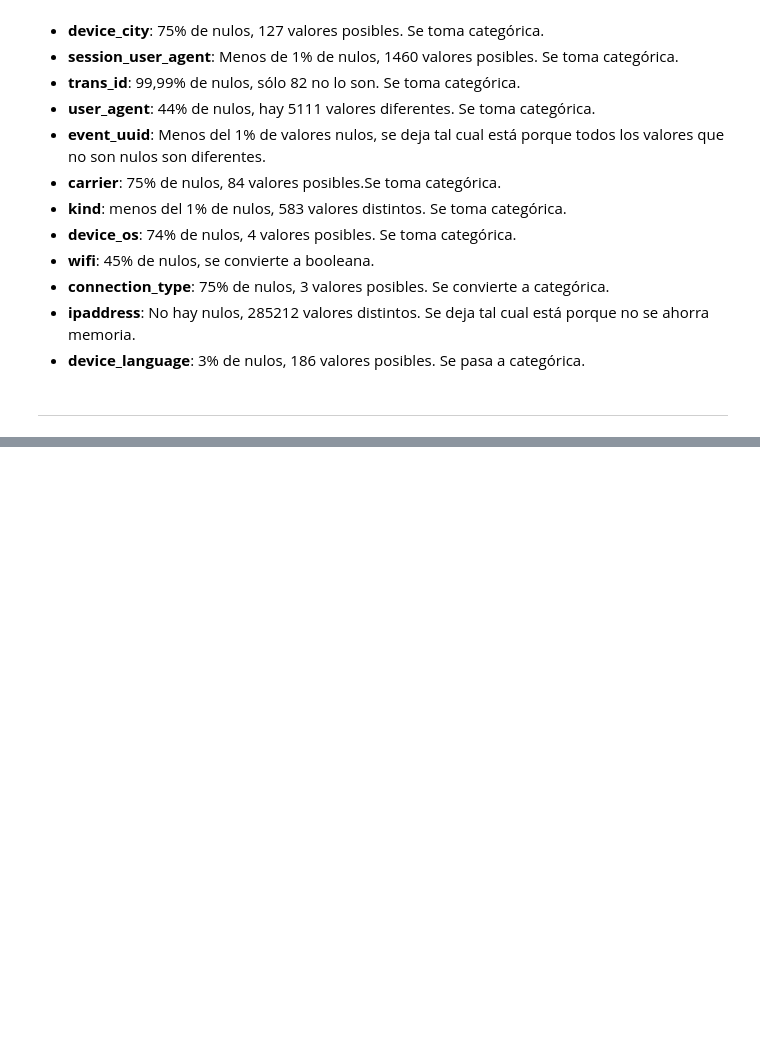
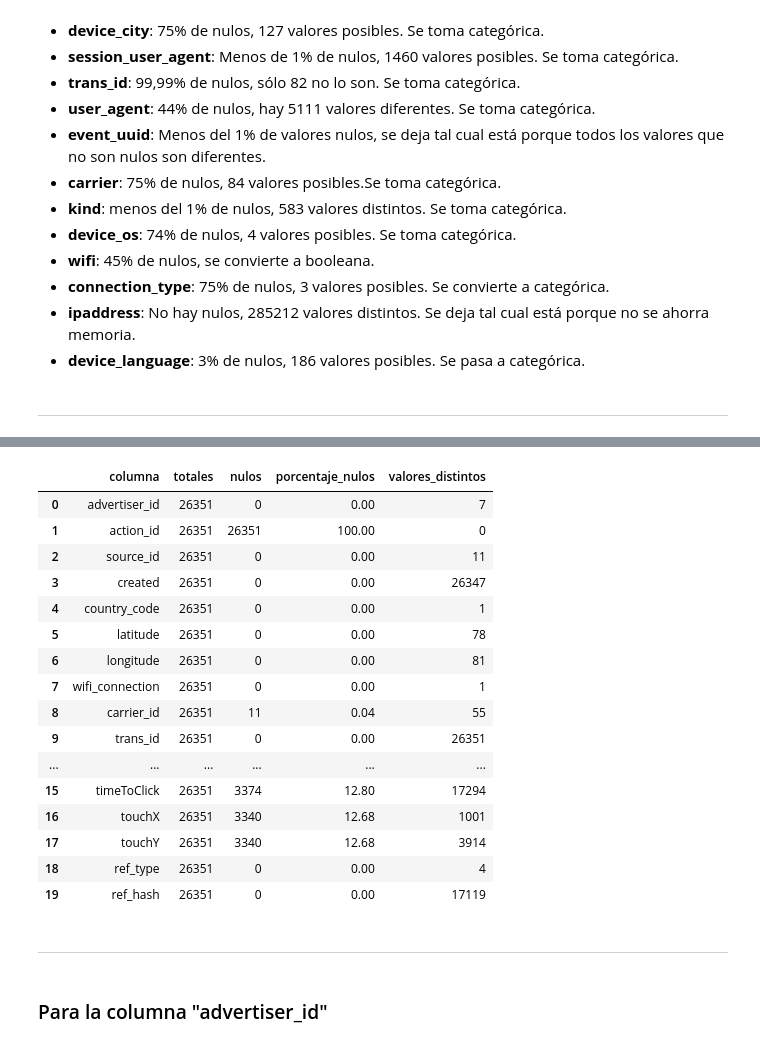
Before and after one commit to mateoicalvo/7506, a Jupyter notebook: tp1/limpieza/limpieza.ipynb, the cells around one changed output, grey strips where cells are left out. Saved outputs shown, nothing was run; the diff lists cells and outputs as text; code cells hidden in the pictures; blank space fills up the shorter version.

```diff
--- a/tp1/limpieza/limpieza.ipynb
+++ b/tp1/limpieza/limpieza.ipynb
@@ -713,0 +701,2 @@ sns.palplot(sns.color_palette("hls", 256))
+# %%
+clicks = pd.read_csv("../../data/clicks.csv")
@@ -713,0 +725,32 @@ sns.palplot(sns.color_palette("hls", 256))
+# %%
+columnas_clicks = pd.DataFrame(clicks.columns)
+columnas_clicks.columns = ["columna"]
+columnas_clicks["totales"] = len(clicks)
+columnas_clicks["nulos"] = clicks.isna().sum().values
+columnas_clicks["porcentaje_nulos"] = (clicks.isna().sum() / len(clicks) * 100).round(2).values
+# Hay POCOS valores en clicks
+columnas_clicks["valores_distintos"] = clicks.apply(lambda x: len(x.value_counts())).values
+# %%
+columnas_clicks
+# %% [output]
+|  | columna | totales | nulos | porcentaje_nulos | valores_distintos |
+| 0 | advertiser_id | 26351 | 0 | 0.00 | 7 |
+| 1 | action_id | 26351 | 26351 | 100.00 | 0 |
+| 2 | source_id | 26351 | 0 | 0.00 | 11 |
+| 3 | created | 26351 | 0 | 0.00 | 26347 |
+| 4 | country_code | 26351 | 0 | 0.00 | 1 |
+| 5 | latitude | 26351 | 0 | 0.00 | 78 |
+| 6 | longitude | 26351 | 0 | 0.00 | 81 |
+| 7 | wifi_connection | 26351 | 0 | 0.00 | 1 |
+| 8 | carrier_id | 26351 | 11 | 0.04 | 55 |
+| 9 | trans_id | 26351 | 0 | 0.00 | 26351 |
+| ... | ... | ... | ... | ... | ... |
+| 15 | timeToClick | 26351 | 3374 | 12.80 | 17294 |
+| 16 | touchX | 26351 | 3340 | 12.68 | 1001 |
+| 17 | touchY | 26351 | 3340 | 12.68 | 3914 |
+| 18 | ref_type | 26351 | 0 | 0.00 | 4 |
+| 19 | ref_hash | 26351 | 0 | 0.00 | 17119 |
+# %% [markdown]
+***
+# %% [markdown]
+### Para la columna "advertiser_id"
```
Also changed, not shown: parts of 115 cells of this notebook.
